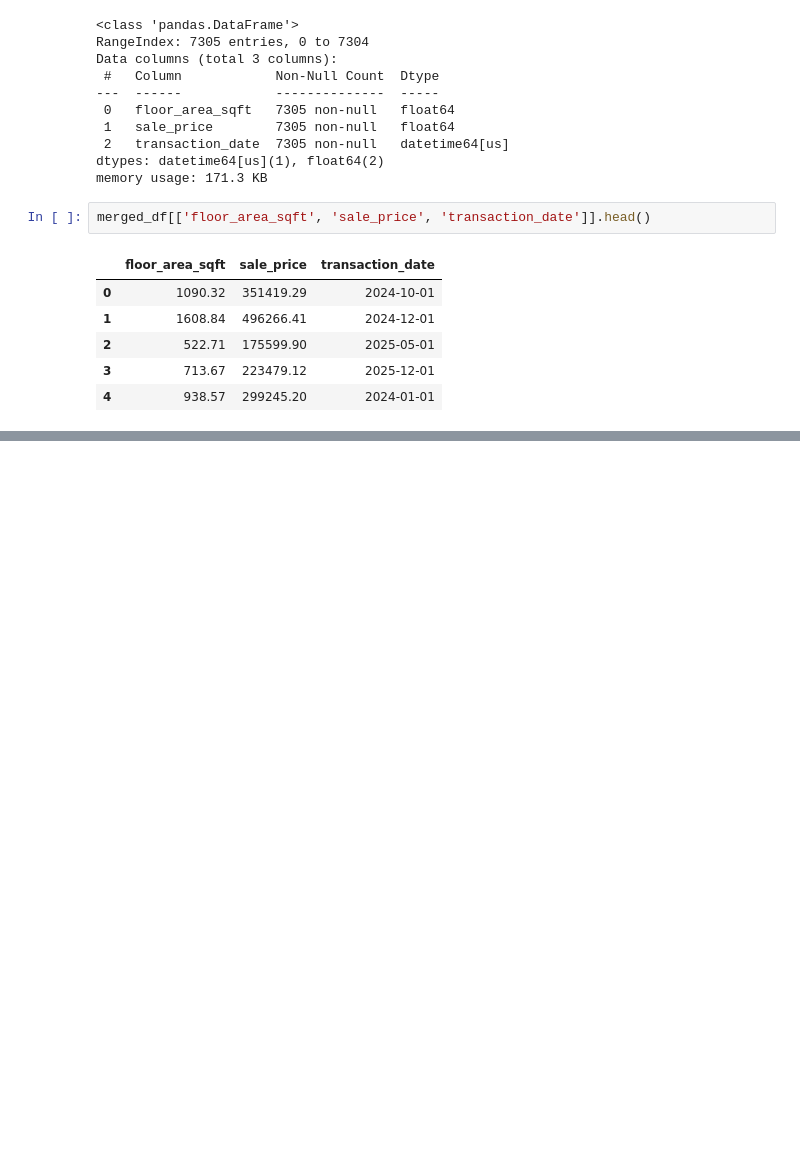
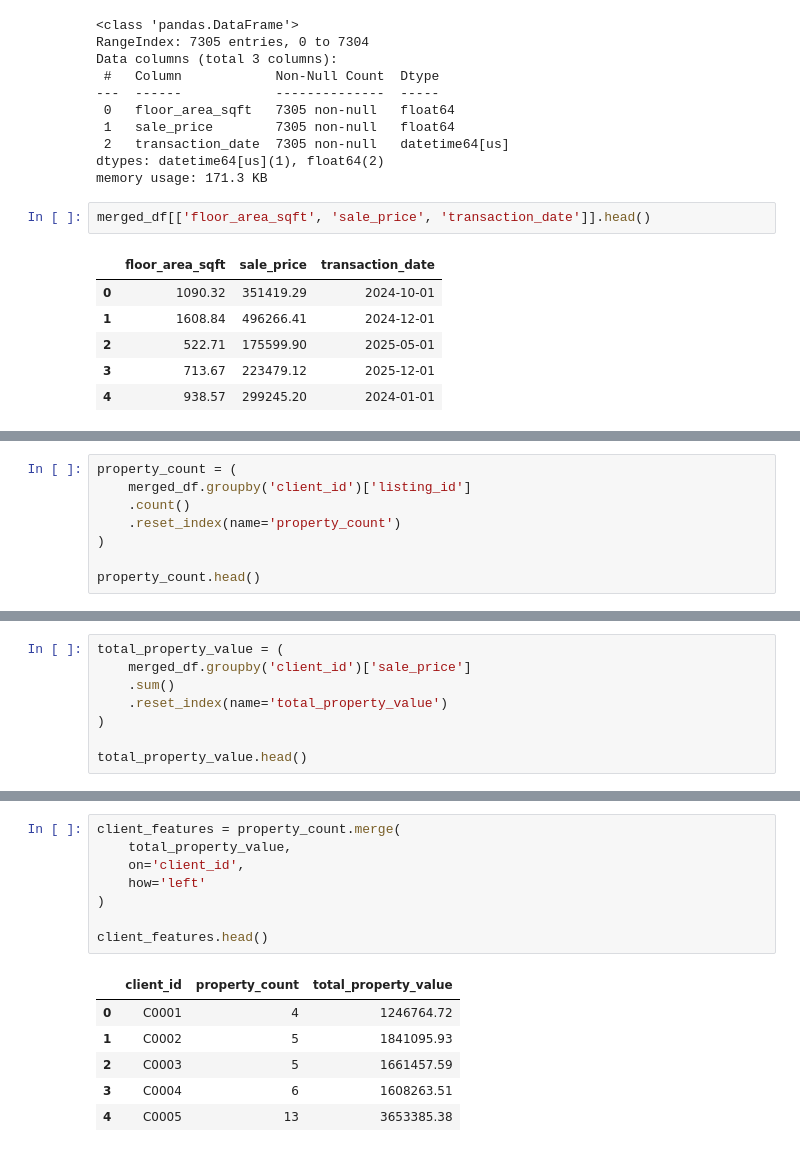
Before and after one commit to Dvnsh-coder/real-estate-ml-project, a Jupyter notebook: notebook/03_Data_Integration_Feature_Engineering.ipynb, the cells around one changed output, grey strips where cells are left out. Drawn from its saved outputs; the diff is of its cells as text; blank space fills up the shorter version.

```diff
--- a/notebook/03_Data_Integration_Feature_Engineering.ipynb
+++ b/notebook/03_Data_Integration_Feature_Engineering.ipynb
@@ -150,0 +167,8 @@ merged_df[['floor_area_sqft', 'sale_price', 'transaction_date']].head()
+# %%
+property_count = (
+    merged_df.groupby('client_id')['listing_id']
+    .count()
+    .reset_index(name='property_count')
+)
+
+property_count.head()
@@ -150,0 +184,8 @@ merged_df[['floor_area_sqft', 'sale_price', 'transaction_date']].head()
+# %%
+total_property_value = (
+    merged_df.groupby('client_id')['sale_price']
+    .sum()
+    .reset_index(name='total_property_value')
+)
+
+total_property_value.head()
@@ -150,0 +233,15 @@ merged_df[['floor_area_sqft', 'sale_price', 'transaction_date']].head()
+# %%
+client_features = property_count.merge(
+    total_property_value,
+    on='client_id',
+    how='left'
+)
+
+client_features.head()
+# %% [output]
+|  | client_id | property_count | total_property_value |
+| 0 | C0001 | 4 | 1246764.72 |
+| 1 | C0002 | 5 | 1841095.93 |
+| 2 | C0003 | 5 | 1661457.59 |
+| 3 | C0004 | 6 | 1608263.51 |
+| 4 | C0005 | 13 | 3653385.38 |
```
Also changed, not shown: parts of 14 cells of this notebook.
